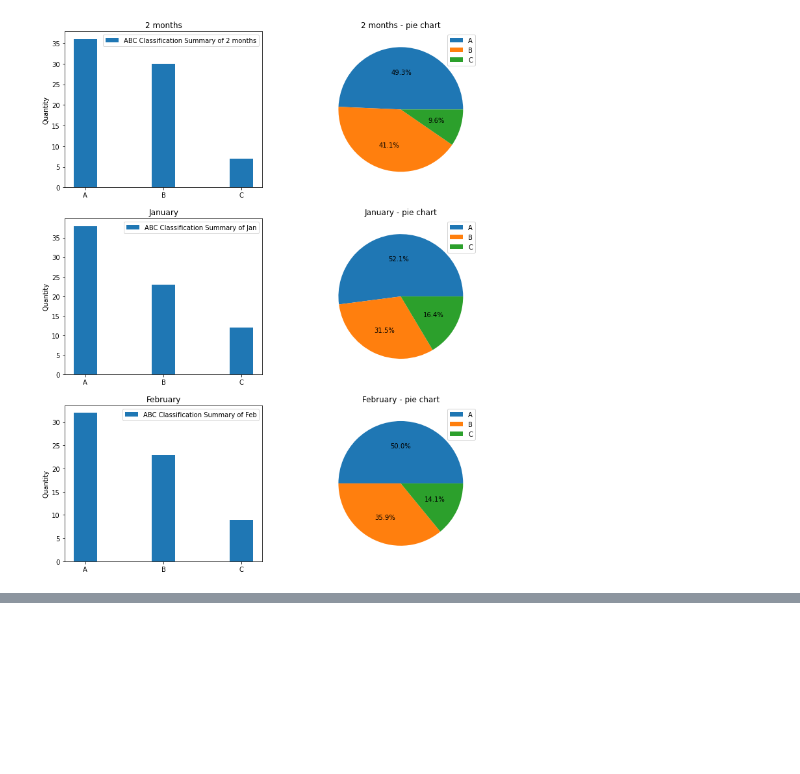
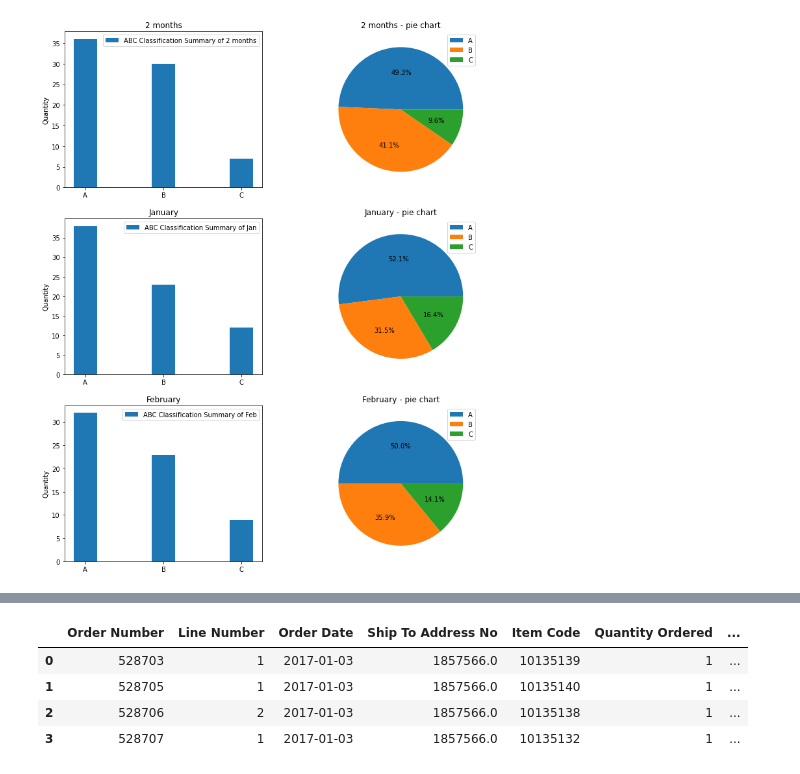
Before and after one commit to dangnguyenhoang/House_pricing_KC, a Jupyter notebook: CEL_/CEL.ipynb, the cells around one changed output, grey strips where cells are left out. Saved outputs shown, nothing was run; the diff lists cells and outputs as text; code cells hidden in the pictures; blank space fills up the shorter version.

```diff
--- a/CEL_/CEL.ipynb
+++ b/CEL_/CEL.ipynb
@@ -388,0 +485,8 @@ plt.show()
+# %%
+Canceled_Df.head(4)
+# %% [output]
+|  | Order Number | Line Number | Order Date | Ship To Address No | Item Code | Quantity Ordered | ... |
+| 0 | 528703 | 1 | 2017-01-03 | 1857566.0 | 10135139 | 1 | ... |
+| 1 | 528705 | 1 | 2017-01-03 | 1857566.0 | 10135140 | 1 | ... |
+| 2 | 528706 | 2 | 2017-01-03 | 1857566.0 | 10135138 | 1 | ... |
+| 3 | 528707 | 1 | 2017-01-03 | 1857566.0 | 10135132 | 1 | ... |
```
Also changed, not shown: parts of 30 cells of this notebook.
